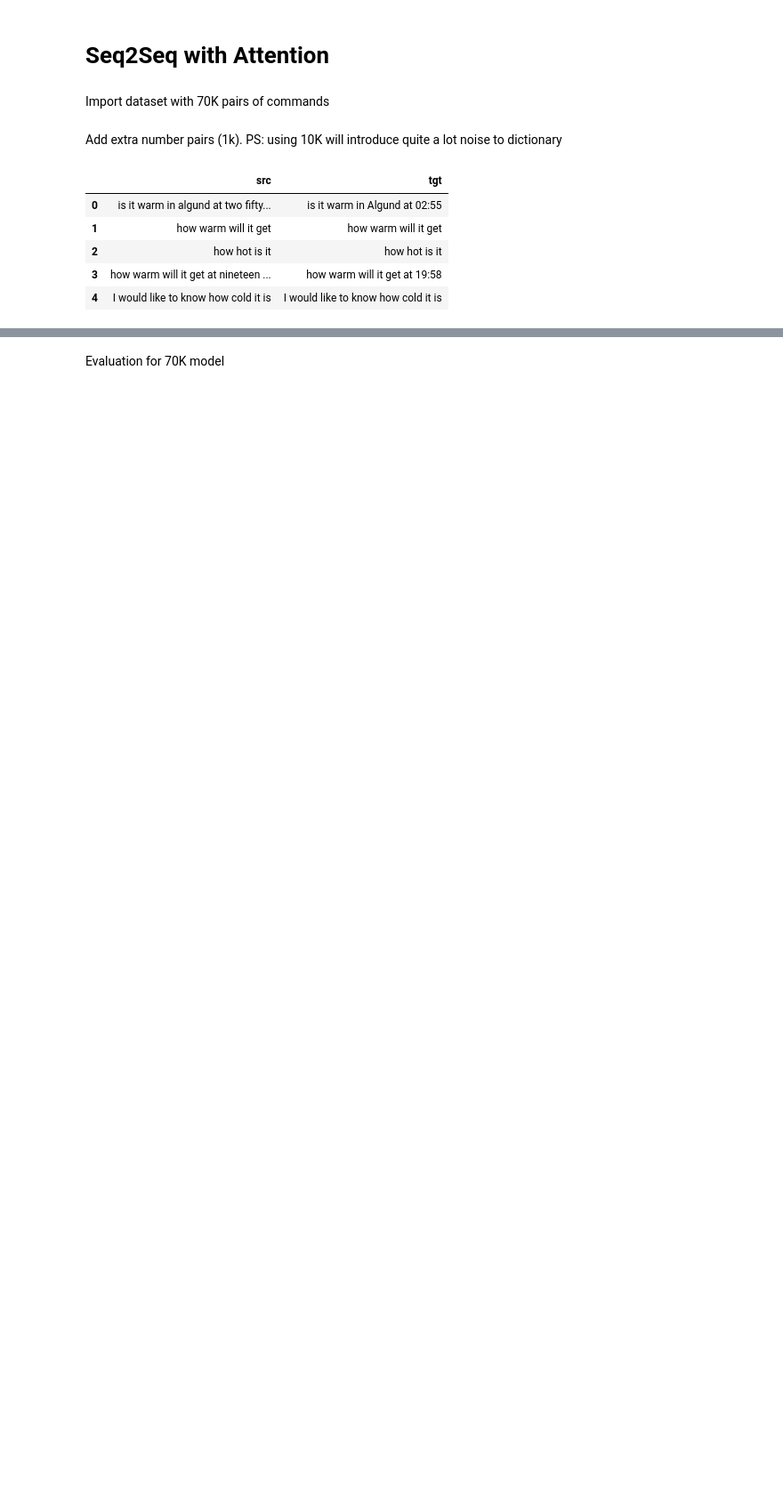
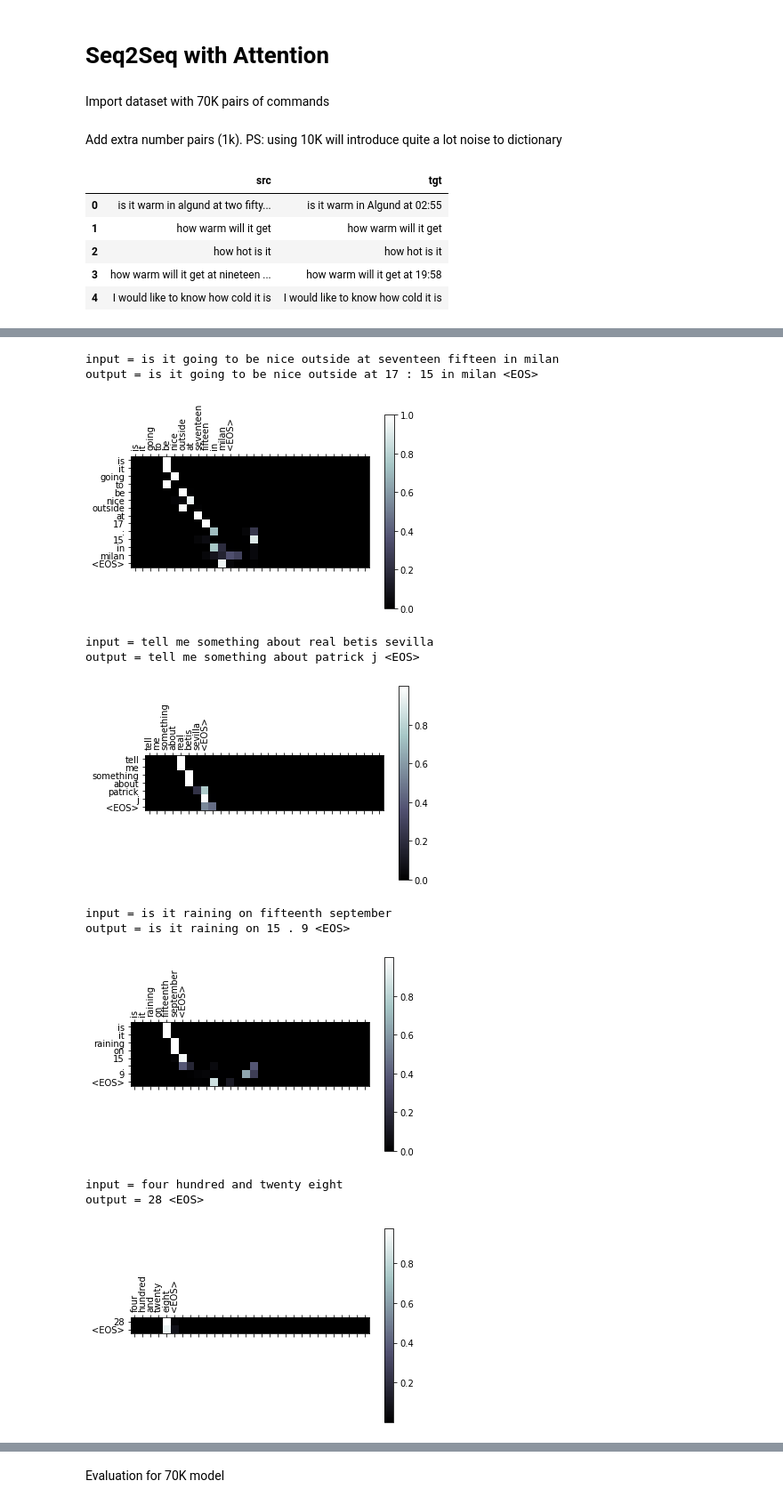
Before and after one commit to sting1000/generator, a Jupyter notebook: machine_translation.ipynb, the cells around one changed output, grey strips where cells are left out. Shown: that part at 89% size. Cells and saved outputs as stored; diff of their text form; code cells hidden in the pictures; blank space fills up the shorter version.

```diff
--- a/machine_translation.ipynb
+++ b/machine_translation.ipynb
@@ -578,0 +666,47 @@ output = i'd like to watch ice the the <EOS>
+# %%
+import torch.nn.functional as F
+def showAttention(input_sentence, output_words, attentions):
+    # Set up figure with colorbar
+    fig = plt.figure()
+    ax = fig.add_subplot(111)
+    cax = ax.matshow(attentions.numpy(), cmap='bone')
+    fig.colorbar(cax)
+
+    # Set up axes
+    ax.set_xticklabels([''] + input_sentence.split(' ') +
+                       ['<EOS>'], rotation=90)
+    ax.set_yticklabels([''] + output_words)
+
+    # Show label at every tick
+    ax.xaxis.set_major_locator(ticker.MultipleLocator(1))
+    ax.yaxis.set_major_locator(ticker.MultipleLocator(1))
+
+    plt.show()
+
+
+def evaluateAndShowAttention(input_sentence):
+    output_words, attentions = evaluate(
+        encoder1, attn_decoder1, input_sentence)
+    print('input =', input_sentence)
+    print('output =', ' '.join(output_words))
+    showAttention(input_sentence, output_words, attentions)
+
+evaluateAndShowAttention("is it going to be nice outside at seventeen fifteen in milan")
+evaluateAndShowAttention("tell me something about real betis sevilla")
+evaluateAndShowAttention("is it raining on fifteenth september")
+evaluateAndShowAttention("four hundred and twenty eight")
+evaluateAndShowAttention("is it raining in plateau from seven twenty five to three fifteen")
+# evaluateAndShowAttention("i am looking for star wars  revenge of the sit")
+# %% [output]
+input = is it going to be nice outside at seventeen fifteen in milan
+output = is it going to be nice outside at 17 : 15 in milan <EOS>
+[figure, added]
+input = tell me something about real betis sevilla
+output = tell me something about patrick j <EOS>
+[figure, added]
+input = is it raining on fifteenth september
+output = is it raining on 15 . 9 <EOS>
+[figure, added]
+input = four hundred and twenty eight
+output = 28 <EOS>
+[figure, added]
```
Also changed, not shown: parts of 27 cells of this notebook.
